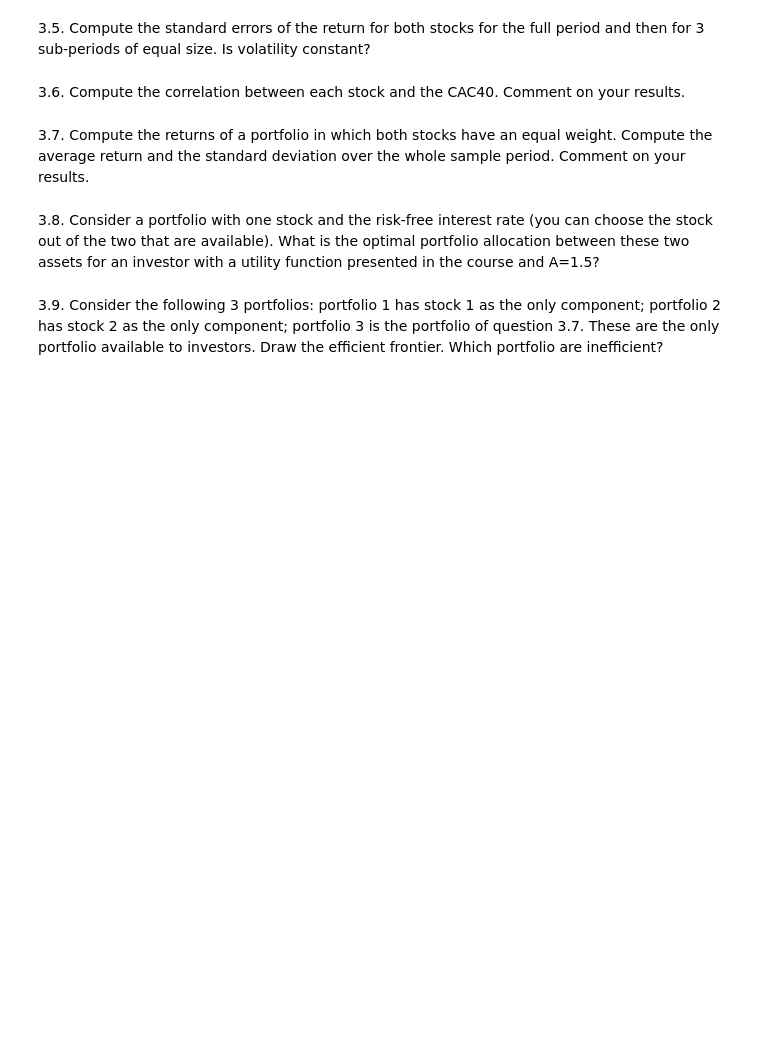
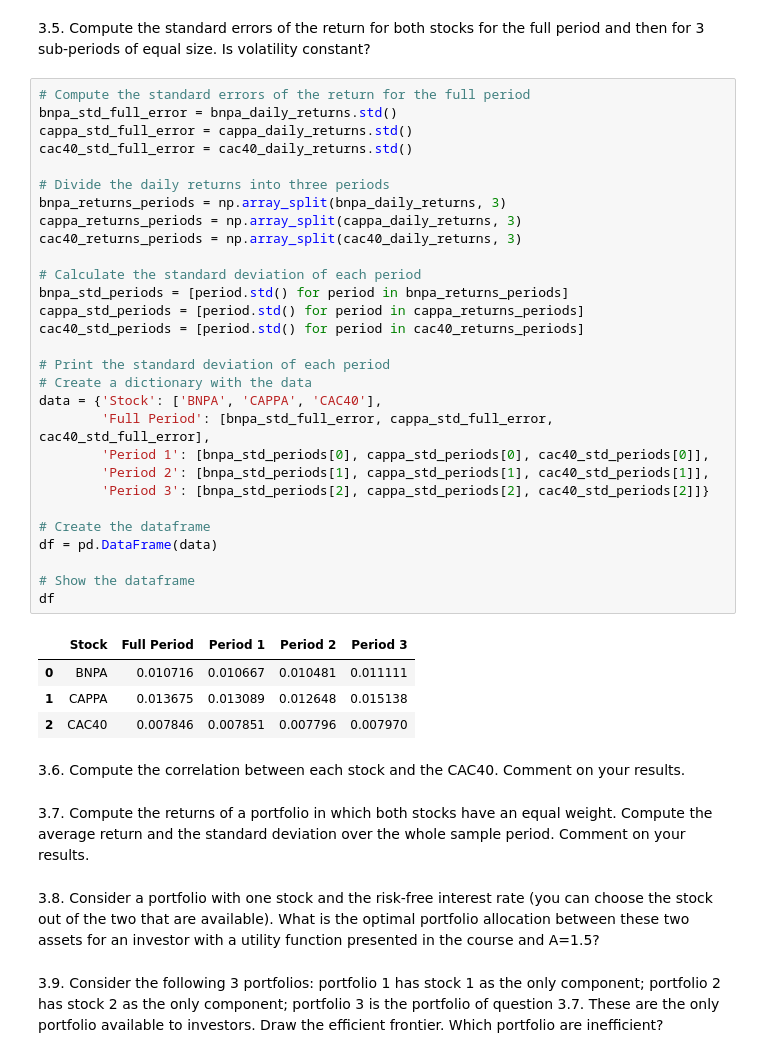
Before and after one commit to yurialvizi/mods205-digital-finance, a Jupyter notebook: project.ipynb, the cells around one changed output. Cells and saved outputs as stored; diff of their text form; blank space fills up the shorter version.

```diff
--- a/project.ipynb
+++ b/project.ipynb
@@ -109,6 +181,40 @@ Plot the histograms and comment on your results
 # %% [markdown]
 3.5. Compute the standard errors of the return for both stocks for the full period and then for 3
 sub-periods of equal size. Is volatility constant?
+# %%
+# Compute the standard errors of the return for the full period
+bnpa_std_full_error = bnpa_daily_returns.std()
+cappa_std_full_error = cappa_daily_returns.std()
+cac40_std_full_error = cac40_daily_returns.std()
+
+# Divide the daily returns into three periods
+bnpa_returns_periods = np.array_split(bnpa_daily_returns, 3)
+cappa_returns_periods = np.array_split(cappa_daily_returns, 3)
+cac40_returns_periods = np.array_split(cac40_daily_returns, 3)
+
+# Calculate the standard deviation of each period
+bnpa_std_periods = [period.std() for period in bnpa_returns_periods]
+cappa_std_periods = [period.std() for period in cappa_returns_periods]
+cac40_std_periods = [period.std() for period in cac40_returns_periods]
+
+# Print the standard deviation of each period
+# Create a dictionary with the data
+data = {'Stock': ['BNPA', 'CAPPA', 'CAC40'],
+        'Full Period': [bnpa_std_full_error, cappa_std_full_error, cac40_std_full_error],
+        'Period 1': [bnpa_std_periods[0], cappa_std_periods[0], cac40_std_periods[0]],
+        'Period 2': [bnpa_std_periods[1], cappa_std_periods[1], cac40_std_periods[1]],
+        'Period 3': [bnpa_std_periods[2], cappa_std_periods[2], cac40_std_periods[2]]}
+
+# Create the dataframe
+df = pd.DataFrame(data)
+
+# Show the dataframe
+df
+# %% [output]
+|  | Stock | Full Period | Period 1 | Period 2 | Period 3 |
+| 0 | BNPA | 0.010716 | 0.010667 | 0.010481 | 0.011111 |
+| 1 | CAPPA | 0.013675 | 0.013089 | 0.012648 | 0.015138 |
+| 2 | CAC40 | 0.007846 | 0.007851 | 0.007796 | 0.007970 |
 # %% [markdown]
 3.6. Compute the correlation between each stock and the CAC40. Comment on your results.
 # %% [markdown]
```
Also changed, not shown: parts of 4 cells of this notebook.
